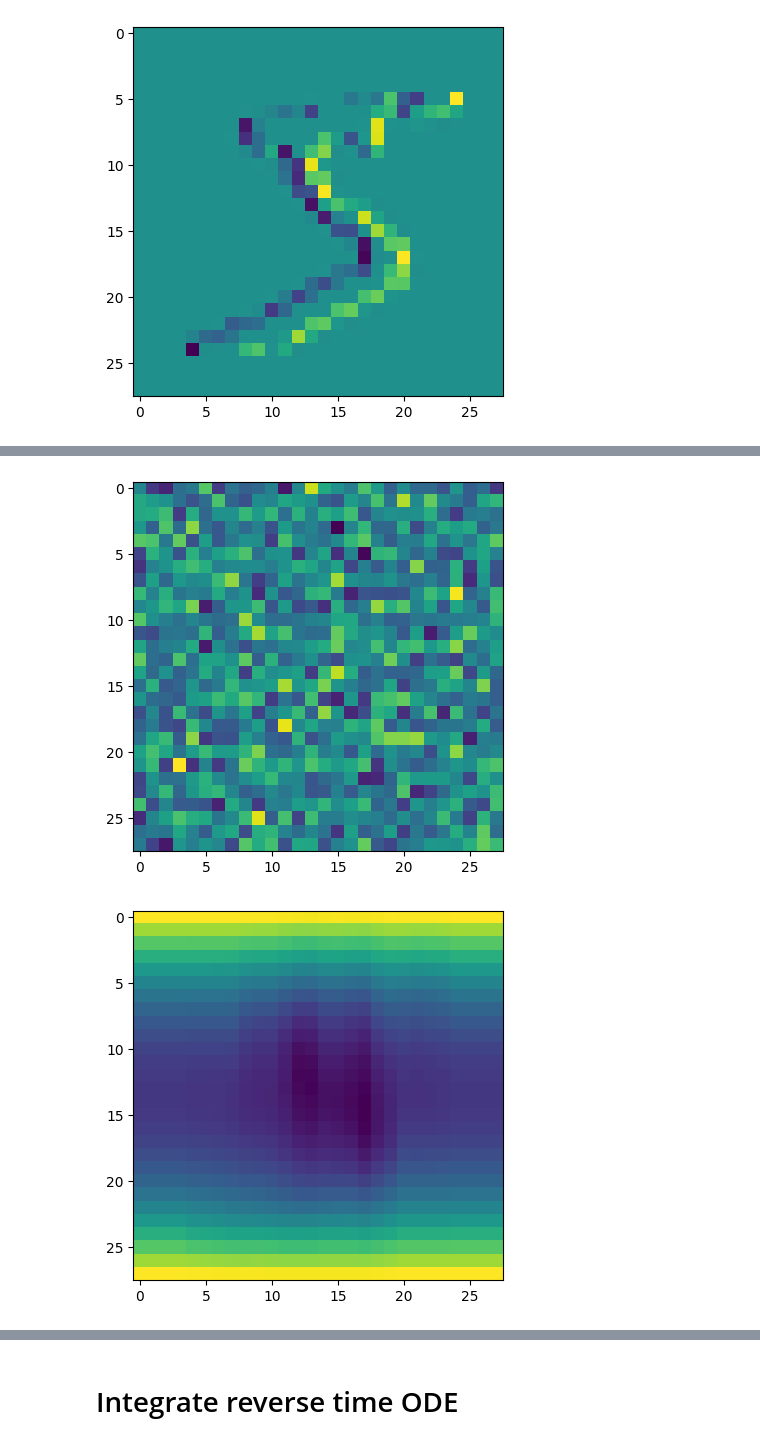
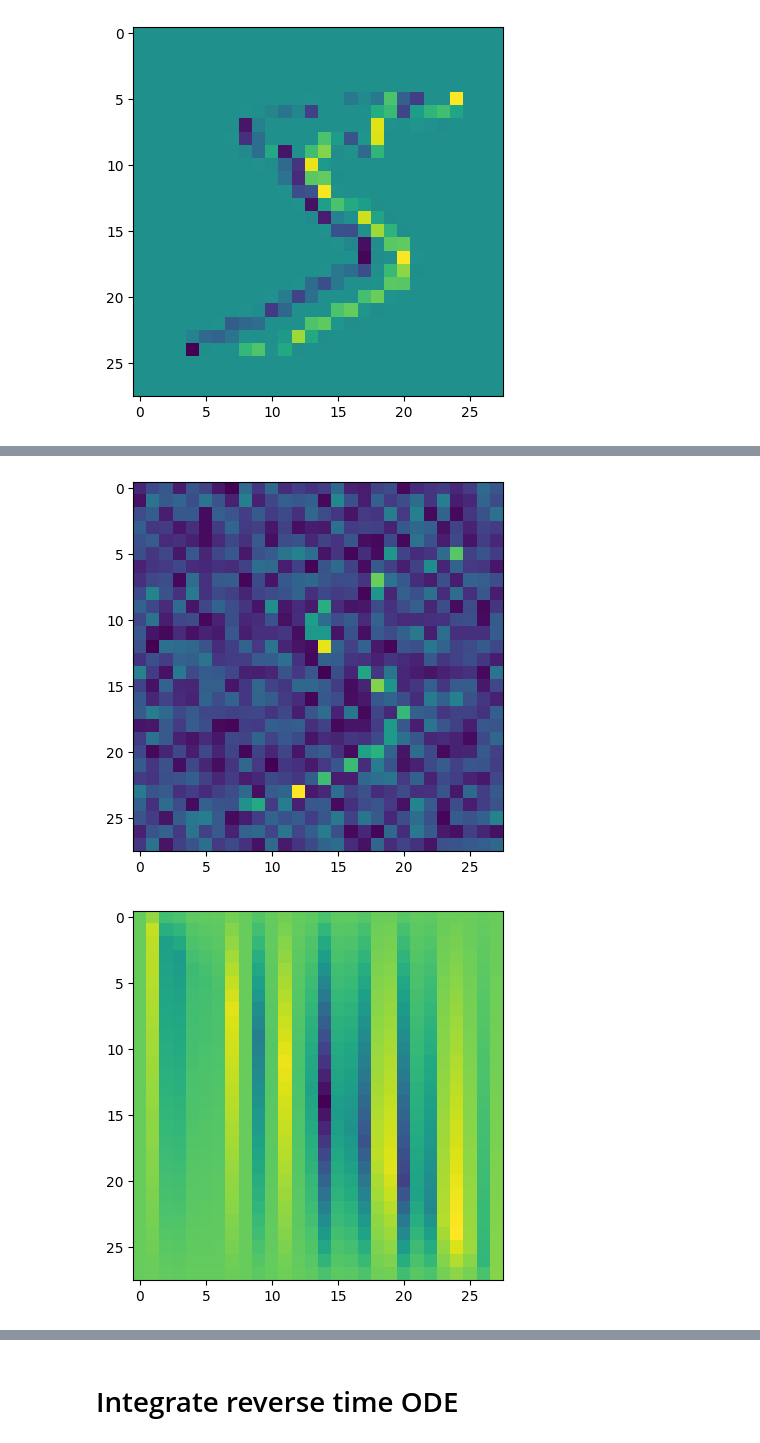
Before and after one commit to andrew-na-git/Score-Embedding-Fast-Diffusion, a Jupyter notebook: Efficient_Diffusion_Models.ipynb, the cells around one changed output, grey strips where cells are left out. Saved outputs shown, nothing was run; the diff lists cells and outputs as text; code cells hidden in the pictures.

```diff
--- a/Efficient_Diffusion_Models.ipynb
+++ b/Efficient_Diffusion_Models.ipynb
@@ -274,7 +274,7 @@ for n in tqdm_len:
   k = 0
 
   # initialize score function to noise
-  s[:,:,n] = np.random.randn(*s[:,:,n-1].shape) # s[:,:,n-1] # np.random.randn(*s[:,:,n-1].shape) # model(torch.tensor(scaler.fit_transform(m[:,:,n]).reshape(1,1,H*W))).cpu().reshape((H,W)).detach().numpy()
+  s[:,:,n] = s[:,:,n-1] # np.random.randn(*s[:,:,n-1].shape) # model(torch.tensor(scaler.fit_transform(m[:,:,n]).reshape(1,1,H*W))).cpu().reshape((H,W)).detach().numpy()
   del_sx[1:,:,n] = np.diff(s[:,:,n],axis=0)
   del_sx[0,:,n] = 0
   del_sy[:,1:,n] = np.diff(s[:,:,n],axis=1)
@@ -297,32 +297,32 @@ for n in tqdm_len:
     err = mean_squared_error(s[:,:,n].ravel(),del_m)
 
     # train_x_data, _, train_y_data, _ = train_test_split(x[:,:,0].ravel(), del_m, train_size=1.0, shuffle=True)
 
     # train_x_data = np.random.choice(scaler.fit_transform(x[:,:,n]).ravel(),len(x[:,:,0].ravel()))
     # train_y_data = np.random.choice(del_m,len(del_m))
 
     train_x_data = scaler.fit_transform(m[:,:,n]).ravel()
     train_y_data = del_m
 
     # loader = DataLoader(list(zip(train_x_data, train_y_data)), shuffle=True)
     model.train()
     # n_epochs = 100 # let's look for accuracy before looking at epochs
     # for epoch in range(n_epochs):
       # for X_batch, y_batch in loader:
     optimizer.zero_grad()
     y_pred = model(torch.tensor(train_x_data.reshape(1,1,H*W), requires_grad=True), n)
     loss = loss_fn(y_pred.ravel(), torch.tensor(train_y_data))
 
     loss.backward()
     optimizer.step()
 
     model.eval()
     s[:,:,n] = model(torch.tensor(scaler.fit_transform(m[:,:,n]).reshape(1,1,H*W)), n).cpu().reshape((H,W)).detach().numpy()
     del_sx[1:,:,n] = np.diff(s[:,:,n],axis=0)
     del_sx[0,:,n] = 0
     del_sy[:,1:,n] = np.diff(s[:,:,n],axis=1)
     del_sy[:,0,n] = 0
 # %% [output]
 [figure]
-[figure, old version]
+[figure, new version]
-[figure, old version]
+[figure, new version]
```
Also changed, not shown: parts of 5 cells of this notebook.
